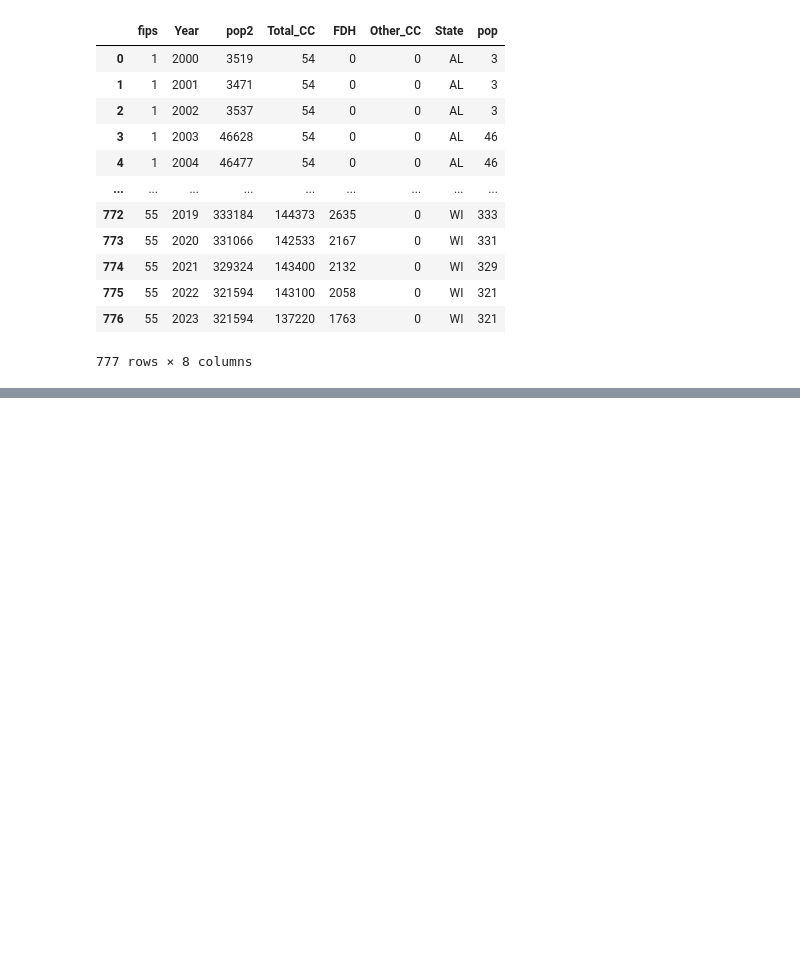
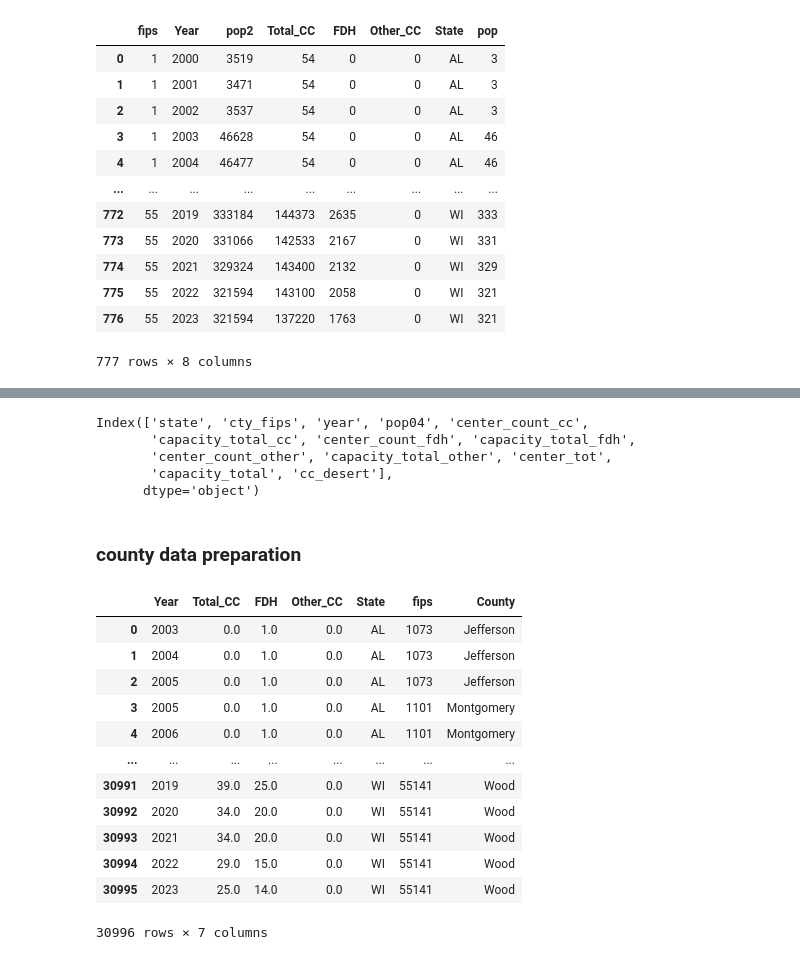
Before and after one commit to okty1227/childcare, a Jupyter notebook: scripts/ps.ipynb, the cells around one changed output, grey strips where cells are left out. Drawn from its saved outputs; the diff is of its cells as text; code cells hidden in the pictures; blank space fills up the shorter version.

```diff
--- a/scripts/ps.ipynb
+++ b/scripts/ps.ipynb
@@ -176,0 +369,50 @@ final_trend_dataset[final_trend_dataset['']]
+# %%
+import pandas as pd
+final_trend_cols = pd.read_csv('../data/final_trend2.csv').columns
+state_case_cols = pd.read_csv('../data/stateCaseData.csv').columns
+county_case_cols = pd.read_csv('../data/countyCaseData.csv').columns
+raw_data = pd.read_csv('../data/cc_cty_panel_.csv').columns
+raw_data
+# %% [output]
+Index(['state', 'cty_fips', 'year', 'pop04', 'center_count_cc',
+       'capacity_total_cc', 'center_count_fdh', 'capacity_total_fdh',
+       'center_count_other', 'capacity_total_other', 'center_tot',
+       'capacity_total', 'cc_desert'],
+      dtype='object')
+# %% [markdown]
+### county data preparation
+# %%
+raw_df = pd.read_csv('../data/cc_cty_panel_.csv')
+stfips = pd.read_csv('../data/state_fips.csv')
+countyfips = pd.read_csv('../data/counties_fips.csv')
+raw_df = raw_df.fillna(0)
+countydf = raw_df[['cty_fips','state','year','center_count_cc','center_count_fdh','center_count_other']]
+
+countydf1 = pd.merge(left=countydf,right=stfips[['id','code']],left_on='state',right_on='id')
+countydf2 = countydf1[['cty_fips','year','center_count_cc','center_count_fdh','center_count_other','code']]
+countydf3 = pd.merge(left=countydf2, right=countyfips[['fips','state','name']],left_on='cty_fips',right_on='fips')
+
+
+countydf3 = countydf3.rename(columns={
+    'year': 'Year',
+    'center_count_cc': 'Total_CC',
+    'center_count_fdh': 'FDH',
+    'center_count_other': 'Other_CC',
+    'code': 'State',
+    'name':'County',
+    'fips': 'fips'
+})
+# %% [output]
+|  | Year | Total_CC | FDH | Other_CC | State | fips | County |
+| 0 | 2003 | 0.0 | 1.0 | 0.0 | AL | 1073 | Jefferson |
+| 1 | 2004 | 0.0 | 1.0 | 0.0 | AL | 1073 | Jefferson |
+| 2 | 2005 | 0.0 | 1.0 | 0.0 | AL | 1073 | Jefferson |
+| 3 | 2005 | 0.0 | 1.0 | 0.0 | AL | 1101 | Montgomery |
+| 4 | 2006 | 0.0 | 1.0 | 0.0 | AL | 1101 | Montgomery |
+| ... | ... | ... | ... | ... | ... | ... | ... |
+| 30991 | 2019 | 39.0 | 25.0 | 0.0 | WI | 55141 | Wood |
+| 30992 | 2020 | 34.0 | 20.0 | 0.0 | WI | 55141 | Wood |
+| 30993 | 2021 | 34.0 | 20.0 | 0.0 | WI | 55141 | Wood |
+| 30994 | 2022 | 29.0 | 15.0 | 0.0 | WI | 55141 | Wood |
+| 30995 | 2023 | 25.0 | 14.0 | 0.0 | WI | 55141 | Wood |
+30996 rows × 7 columns
```
Also changed, not shown: parts of 13 cells of this notebook, 11 other files.
